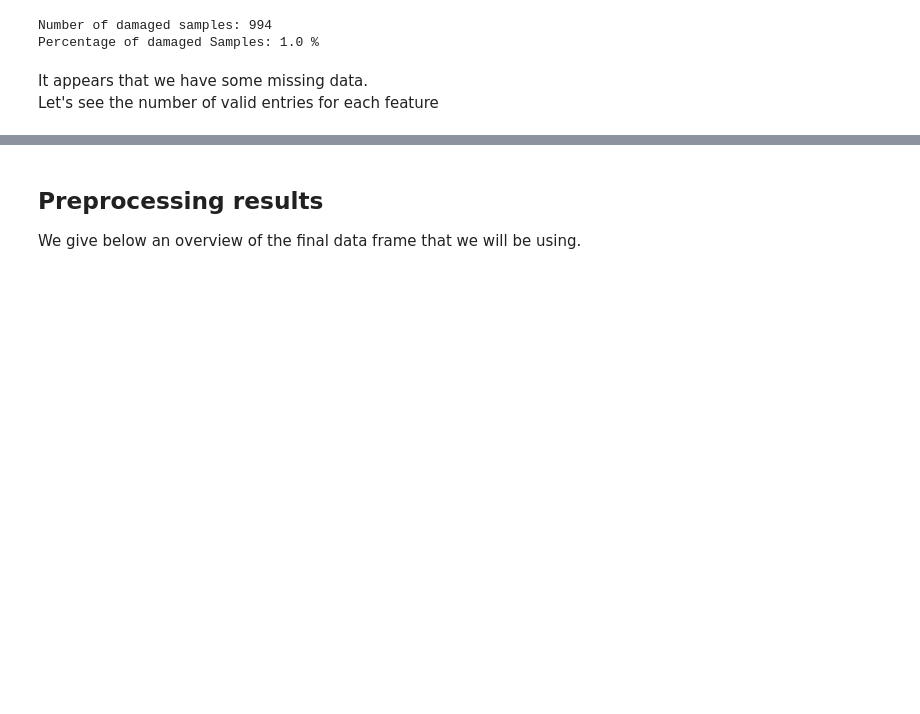
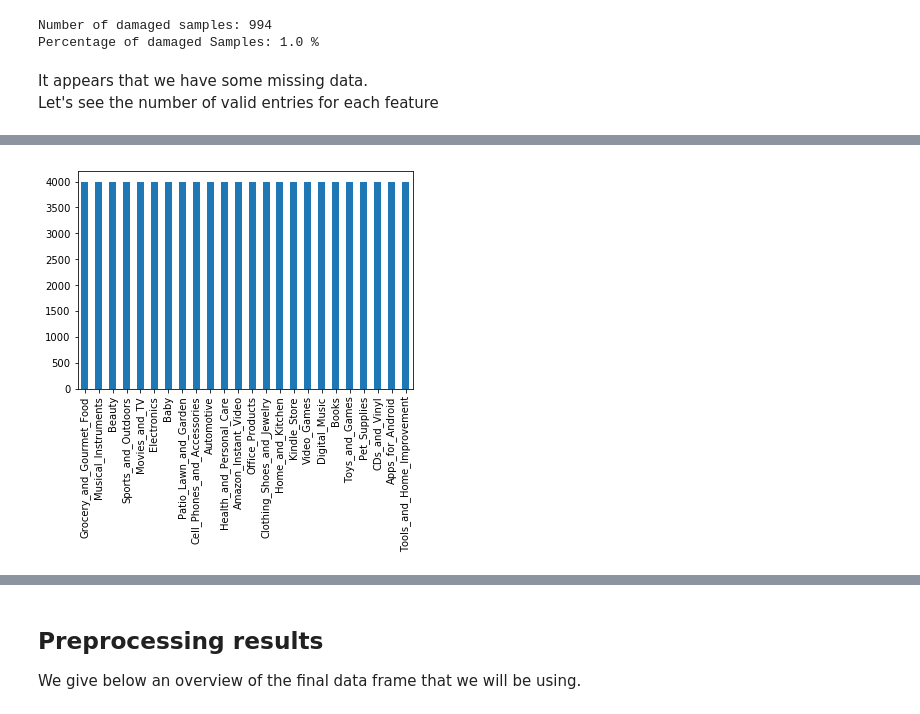
Before and after one commit to robich/dsfb, a Jupyter notebook: dsfb_project.ipynb, the cells around one changed output, grey strips where cells are left out. Saved outputs shown, nothing was run; the diff lists cells and outputs as text; code cells hidden in the pictures; blank space fills up the shorter version.

```diff
--- a/dsfb_project.ipynb
+++ b/dsfb_project.ipynb
@@ -82,3 +65,0 @@ TODO: use summary?
-# %%
-from sklearn import preprocessing
-df1 = df1.drop(["asin", "helpful", "overall", "reviewTime", "reviewerID", "reviewerName", "summary", "unixReviewTime"], axis=1)
@@ -90,4 +65,0 @@ We use OneHotEncoding since it is needed for feeding categorical data to many sk
-# %%
-one_hot = pd.get_dummies(df1["category"])
-#df1 = df1.drop("category", 1)
-df1 = df1.join(one_hot)
@@ -98,5 +65,0 @@ We standardize it: that way, outliers (e.g. very long comments) won't affect too
-# %%
-def text_length(row):
-    return len(row)
-df1["reviewTextLength"] = df1["reviewText"].apply(text_length)
-df1["reviewTextLength"] = preprocessing.scale(pd.to_numeric(df1["reviewTextLength"]))
@@ -115,0 +108,2 @@ df1["rtCountComas"] = preprocessing.scale(df1["rtCountComas"])
+# %%
+df1 = df1.drop(['asin'], axis=1)
@@ -115,0 +118,6 @@ df1["rtCountComas"] = preprocessing.scale(df1["rtCountComas"])
+# %%
+import matplotlib.pyplot as plt
+df1["category"].value_counts().plot(kind='bar')
+plt.show()
+# %% [output]
+[figure, added]
```
Also changed, not shown: parts of 71 cells of this notebook.
